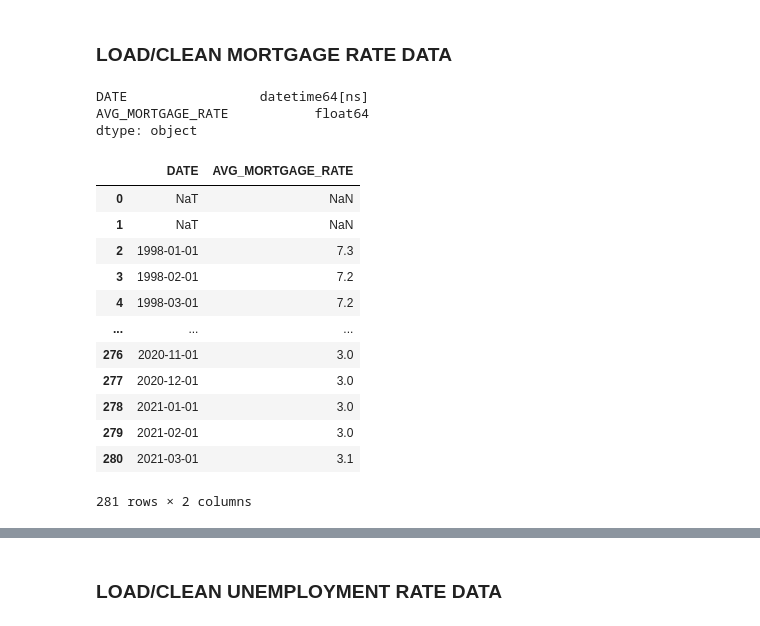
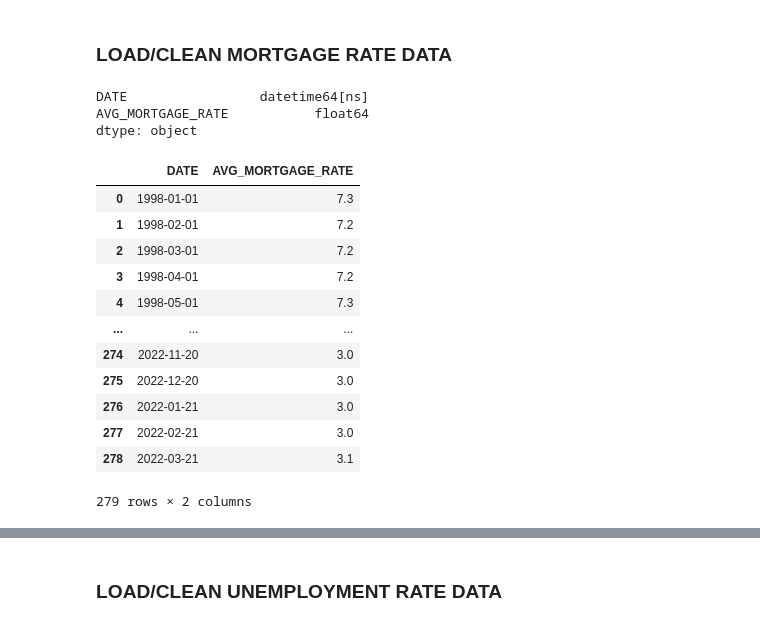
Before and after one commit to pbthompson92/Final_Project_Outliers, a Jupyter notebook: preprocessing_4a_adding_additional_datasets_by_zipcodes.ipynb, the cells around one changed output, grey strips where cells are left out. Cells and saved outputs as stored; diff of their text form; code cells hidden in the pictures.

Commit message:
fixed date format in mortgage data, updated schema and ERD

```diff
--- a/preprocessing_4a_adding_additional_datasets_by_zipcodes.ipynb
+++ b/preprocessing_4a_adding_additional_datasets_by_zipcodes.ipynb
@@ -223,26 +223,26 @@ time_transposed
 # %% [markdown]
 ### LOAD/CLEAN MORTGAGE RATE DATA
 # %%
-mortgage_file = Path("./resources/mortgage_data_trimmed/Mortgage_data_trimmed.csv")
+mortgage_file = Path("./resources/mortgage_data_trimmed/Mortgage_data_trimmed_2.csv")
 mortgage_df = pd.read_csv(mortgage_file)
 mortgage_df = mortgage_df.rename(columns={'Month': 'DATE', 'Average\r\nContract\r\nRate': 'AVG_MORTGAGE_RATE'})
 mortgage_df['DATE'] = pd.to_datetime(mortgage_df['DATE'], infer_datetime_format=True)
 print(mortgage_df.dtypes)
 mortgage_df
 # %% [output]
 DATE                 datetime64[ns]
 AVG_MORTGAGE_RATE           float64
 dtype: object
 |  | DATE | AVG_MORTGAGE_RATE |
-| 0 | NaT | NaN |
-| 1 | NaT | NaN |
-| 2 | 1998-01-01 | 7.3 |
-| 3 | 1998-02-01 | 7.2 |
-| 4 | 1998-03-01 | 7.2 |
+| 0 | 1998-01-01 | 7.3 |
+| 1 | 1998-02-01 | 7.2 |
+| 2 | 1998-03-01 | 7.2 |
+| 3 | 1998-04-01 | 7.2 |
+| 4 | 1998-05-01 | 7.3 |
 | ... | ... | ... |
-| 276 | 2020-11-01 | 3.0 |
-| 277 | 2020-12-01 | 3.0 |
-| 278 | 2021-01-01 | 3.0 |
-| 279 | 2021-02-01 | 3.0 |
-| 280 | 2021-03-01 | 3.1 |
+| 274 | 2022-11-20 | 3.0 |
+| 275 | 2022-12-20 | 3.0 |
+| 276 | 2022-01-21 | 3.0 |
+| 277 | 2022-02-21 | 3.0 |
+| 278 | 2022-03-21 | 3.1 |
-281 rows × 2 columns
+279 rows × 2 columns
```
Also changed, not shown: parts of 5 cells of this notebook, 7 other files.
